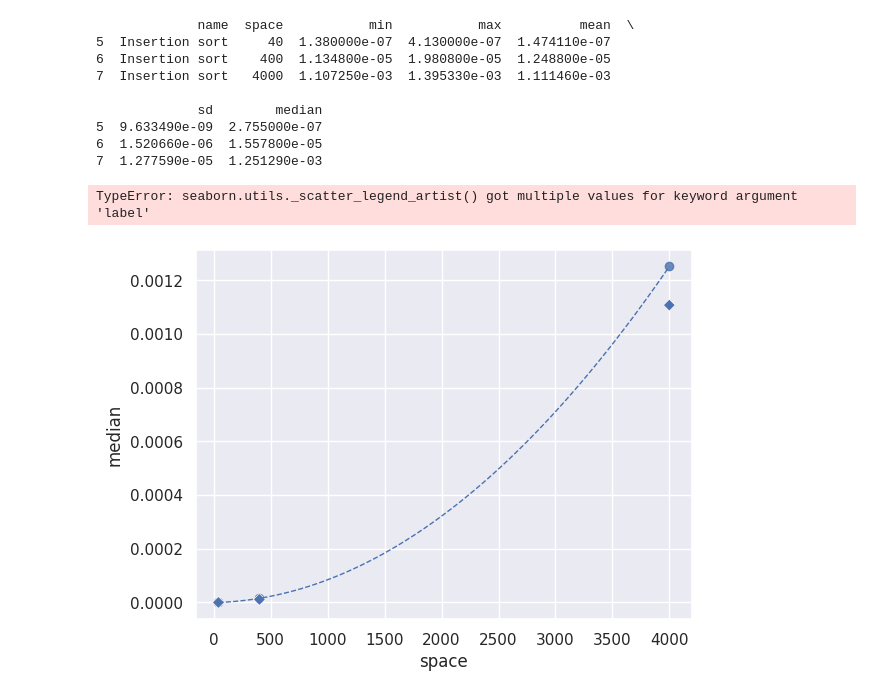
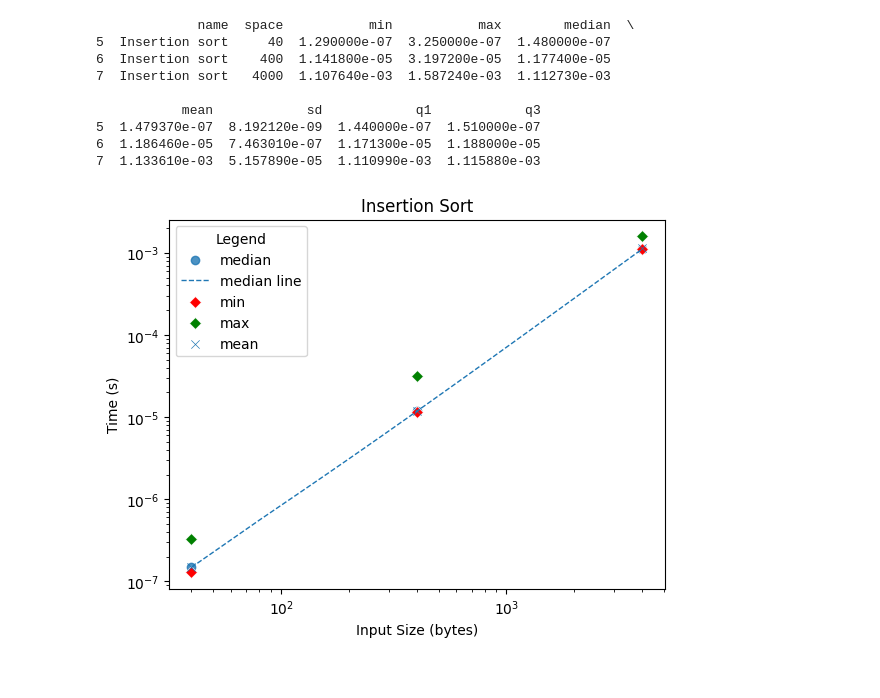
Before and after one commit to San7o/valFuzz, a Jupyter notebook: plotting/notebooks/simple_plot.ipynb, the cells around one changed output. Saved outputs shown, nothing was run; the diff lists cells and outputs as text; code cells hidden in the pictures.

Commit message:
benchmark: corrected median value, added box plot

```diff
--- a/plotting/notebooks/simple_plot.ipynb
+++ b/plotting/notebooks/simple_plot.ipynb
@@ -8,8 +8,8 @@ from data.data import data
 from data.sys_data import sys_data
 
 # setup
-sns.set_theme(style="whitegrid")
-sns.set(color_codes=True)
+#sns.set_theme(style="whitegrid")
+#sns.set(color_codes=True)
 # %%
 # get data
 raw_dataset = data.parse_data('../test_data.txt')
@@ -41,43 +41,40 @@ Peak Bandwidth:  42.94967296 GB/s
 # %%
 df_sort = df.loc[df.name == 'Insertion sort'].copy()
-
-# calculate median
-df_sort['median'] = df_sort.apply(lambda row: (row['min'] + row['max'])/2, axis=1)
 print(df_sort)
 # %% [output]
-             name  space           min           max          mean  \
-5  Insertion sort     40  1.380000e-07  4.130000e-07  1.474110e-07
-6  Insertion sort    400  1.134800e-05  1.980800e-05  1.248800e-05
-7  Insertion sort   4000  1.107250e-03  1.395330e-03  1.111460e-03
+             name  space           min           max        median  \
+5  Insertion sort     40  1.290000e-07  3.250000e-07  1.480000e-07
+6  Insertion sort    400  1.141800e-05  3.197200e-05  1.177400e-05
+7  Insertion sort   4000  1.107640e-03  1.587240e-03  1.112730e-03
 
-             sd        median
-5  9.633490e-09  2.755000e-07
-6  1.520660e-06  1.557800e-05
-7  1.277590e-05  1.251290e-03
+           mean            sd            q1            q3
+5  1.479370e-07  8.192120e-09  1.440000e-07  1.510000e-07
+6  1.186460e-05  7.463010e-07  1.171300e-05  1.188000e-05
+7  1.133610e-03  5.157890e-05  1.110990e-03  1.115880e-03
 # %%
 sns.regplot(
-    data=df_sort, label="Median",
+    data=df_sort,
     x="space", y="median",
     ci=None, order=2, line_kws={"ls":"--", "linewidth":1},
 )
 sns.scatterplot(
-    data=df_sort, hue='name', marker='D',
-    x="space", y="min", label='min'
+    data=df_sort, marker='D',
+    x="space", y="min", legend=False, c='red',
 )
 sns.scatterplot(
-    data=df_sort, hue='name', marker='D',
-    x="space", y="max",
+    data=df_sort, marker='D',
+    x="space", y="max", legend=False, c='green',
 )
 sns.scatterplot(
-    data=df_sort, hue='name', marker='x',
-    x="space", y="mean",
+    data=df_sort, marker='x',
+    x="space", y="mean", legend=False,
 )
 plt.title('Insertion Sort')
 plt.xlabel('Input Size (bytes)')
 plt.ylabel('Time (s)')
+plt.legend(title='Legend', loc='upper left', labels=['median', 'median line', 'min', 'max', 'mean'])
 plt.xscale('log')
 plt.yscale('log')
 plt.show()
 # %% [output]
-TypeError: seaborn.utils._scatter_legend_artist() got multiple values for keyword argument 'label'
-[figure, old version]
+[figure, new version]
```
Also changed, not shown: parts of 2 cells of this notebook, 3 other files.
